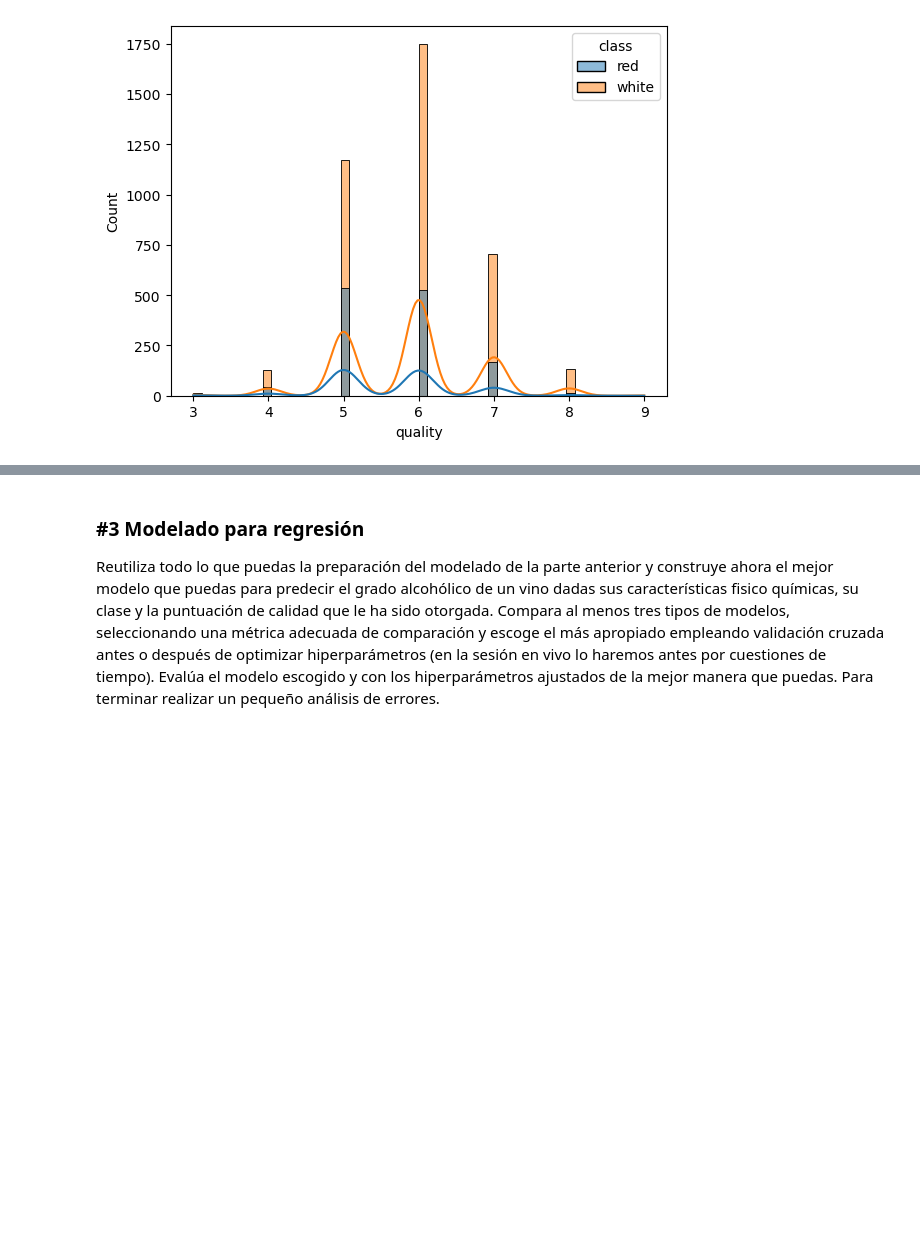
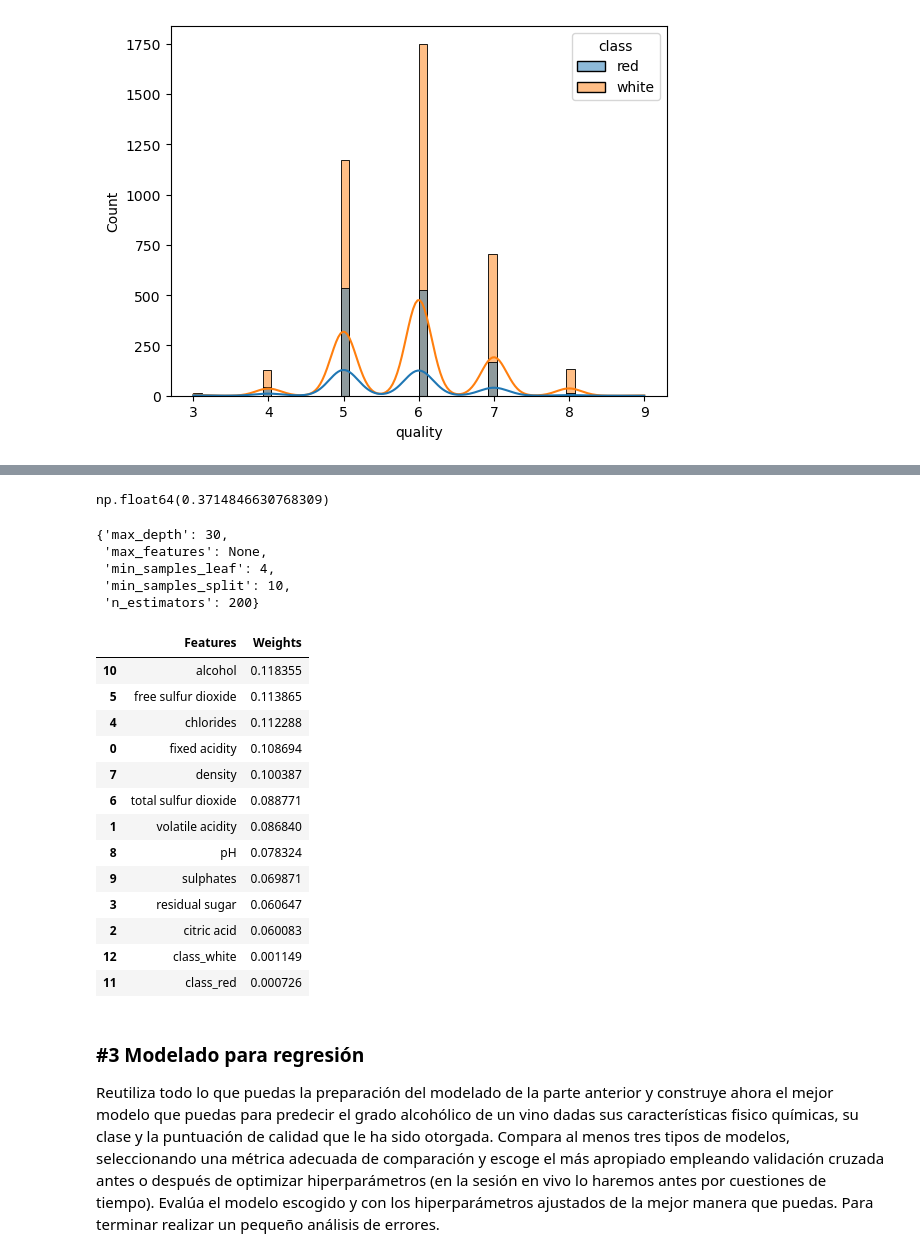
Before and after one commit to vrieraj/ONLINE_DS_THEBRIDGE_Ejercicios, a Jupyter notebook: 04_Machine_Learning/Sprint_12/Unidad_02/Practica_Obligatoria/18_Practica_Obligatoria_Repaso_Aprendizaje_Supervisado.ipynb, the cells around one changed output, grey strips where cells are left out. Drawn from its saved outputs; the diff is of its cells as text; code cells hidden in the pictures; blank space fills up the shorter version.

```diff
--- a/04_Machine_Learning/Sprint_12/Unidad_02/Practica_Obligatoria/18_Practica_Obligatoria_Repaso_Aprendizaje_Supervisado.ipynb
+++ b/04_Machine_Learning/Sprint_12/Unidad_02/Practica_Obligatoria/18_Practica_Obligatoria_Repaso_Aprendizaje_Supervisado.ipynb
@@ -286,14 +286,12 @@ Name: proportion, dtype: float64
 set_train_scale = pd.get_dummies(set_train_scale, columns=['class'], dtype=int)
 set_test_scale = pd.get_dummies(set_test_scale, columns=['class'], dtype=int)
 # %%
-# Ahora creamos nuestras parejas X, y
+# Ahora creamos nuestras parejas X, y, de momento solo para train, ya que prbaremos varias features
 # Ojo, crearemos las parejas por defecto con los datos escalados (que tenian mejor correlación)
 
-X_train = set_train_scale[features_num_corr + ['class_red','class_white']]
+X_train_all = set_train_scale[features_num + ['class_red','class_white']]
+X_train_corr = set_train_scale[features_num_corr + ['class_red','class_white']]
 y_train = set_train_scale['quality']
-
-X_test = set_train_scale[features_num_corr + ['class_red','class_white']]
-y_test = set_train_scale['quality']
 # %%
 # Hacemos igual para los dataset no escalados
 
@@ -303,6 +302,8 @@ y_train_normal = set_train[target_clf]
 # Instanciamos los modelos
 
 knn = KNeighborsClassifier(n_neighbors=5)                       # Valor por defecto
-rforest = RandomForestClassifier(max_depth=5, random_state=42)  # Asignamos random_state para igualar condiciones con LightGBM
+rforest = RandomForestClassifier(max_depth=5,
+                                class_weight='balanced',
+                                random_state=42)                # Asignamos random_state para igualar condiciones con LightGBM
 xgb = XGBClassifier(max_depth = 5, random_state = 42)
 # %%
@@ -315,0 +329,11 @@ RForest:                 0.21020864083399374
+# %%
+params_grid = {
+    'n_estimators':[100, 200, 300],
+    'max_depth':[5, 10, 30, None],
+    'min_samples_split': [2, 5, 10],
+    'min_samples_leaf':[1, 2, 4],
+    'max_features':['sqrt', None]
+}
+
+rf_grid = GridSearchCV(rforest, param_grid=params_grid, cv=5, scoring='balanced_accuracy')
+rf_grid.fit(X_train_all,y_train)
@@ -316,3 +350,34 @@ RForest:                 0.21020864083399374
+# %%
+rf_grid.best_score_
+# %% [output]
+np.float64(0.3714846630768309)
+# %%
+rf_grid.best_params_
+# %% [output]
+{'max_depth': 30,
+ 'max_features': None,
+ 'min_samples_leaf': 4,
+ 'min_samples_split': 10,
+ 'n_estimators': 200}
+# %%
+rf_best = rf_grid.best_estimator_
+
+pd.DataFrame({'Features':rf_best.feature_names_in_, 'Weights':rf_best.feature_importances_}).sort_values('Weights', ascending=False)
+# %% [output]
+|  | Features | Weights |
+| 10 | alcohol | 0.118355 |
+| 5 | free sulfur dioxide | 0.113865 |
+| 4 | chlorides | 0.112288 |
+| 0 | fixed acidity | 0.108694 |
+| 7 | density | 0.100387 |
+| 6 | total sulfur dioxide | 0.088771 |
+| 1 | volatile acidity | 0.086840 |
+| 8 | pH | 0.078324 |
+| 9 | sulphates | 0.069871 |
+| 3 | residual sugar | 0.060647 |
+| 2 | citric acid | 0.060083 |
+| 12 | class_white | 0.001149 |
+| 11 | class_red | 0.000726 |
 # %% [markdown]
 ### #3 Modelado para regresión
 
```
Also changed, not shown: parts of 3 cells of this notebook.
